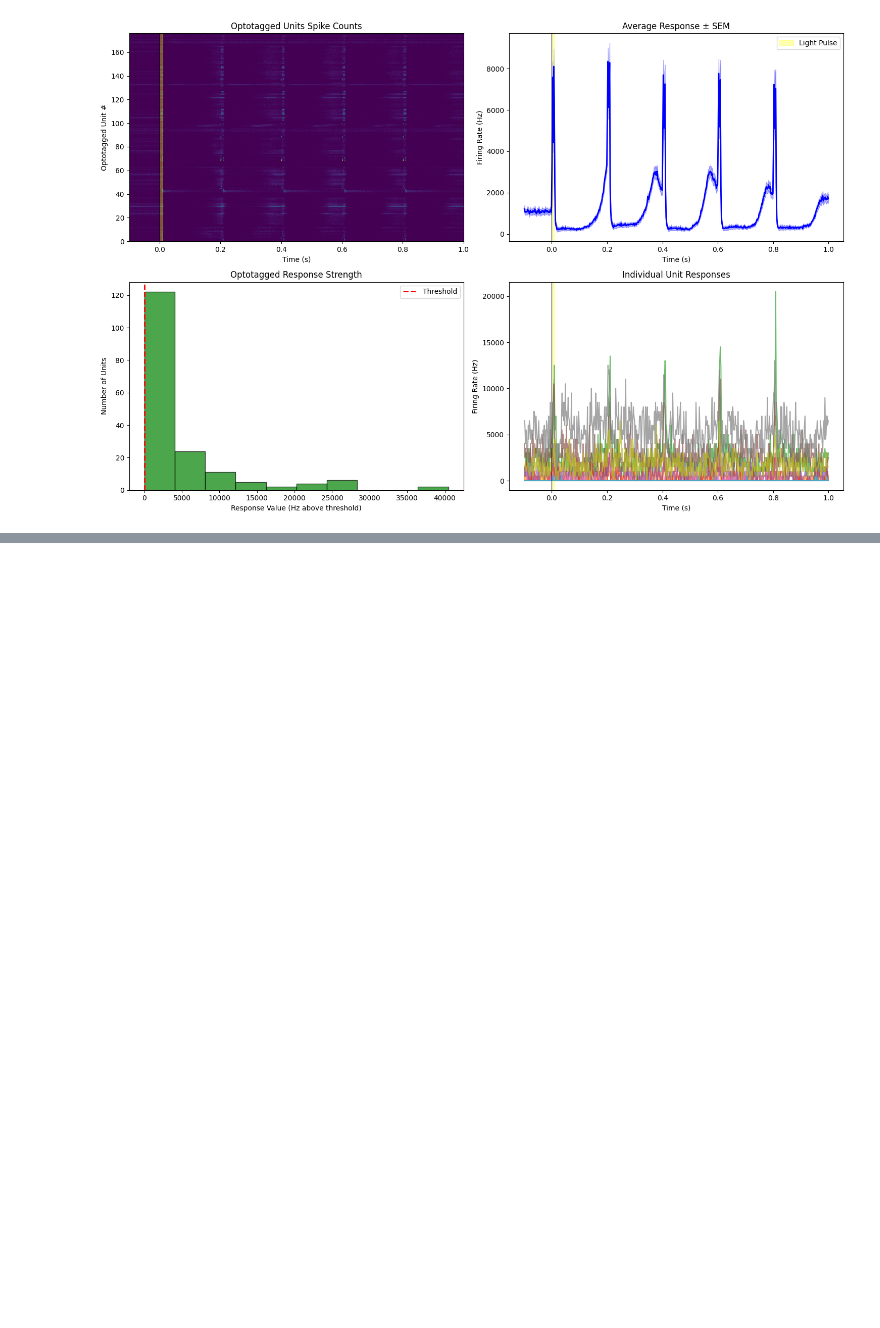
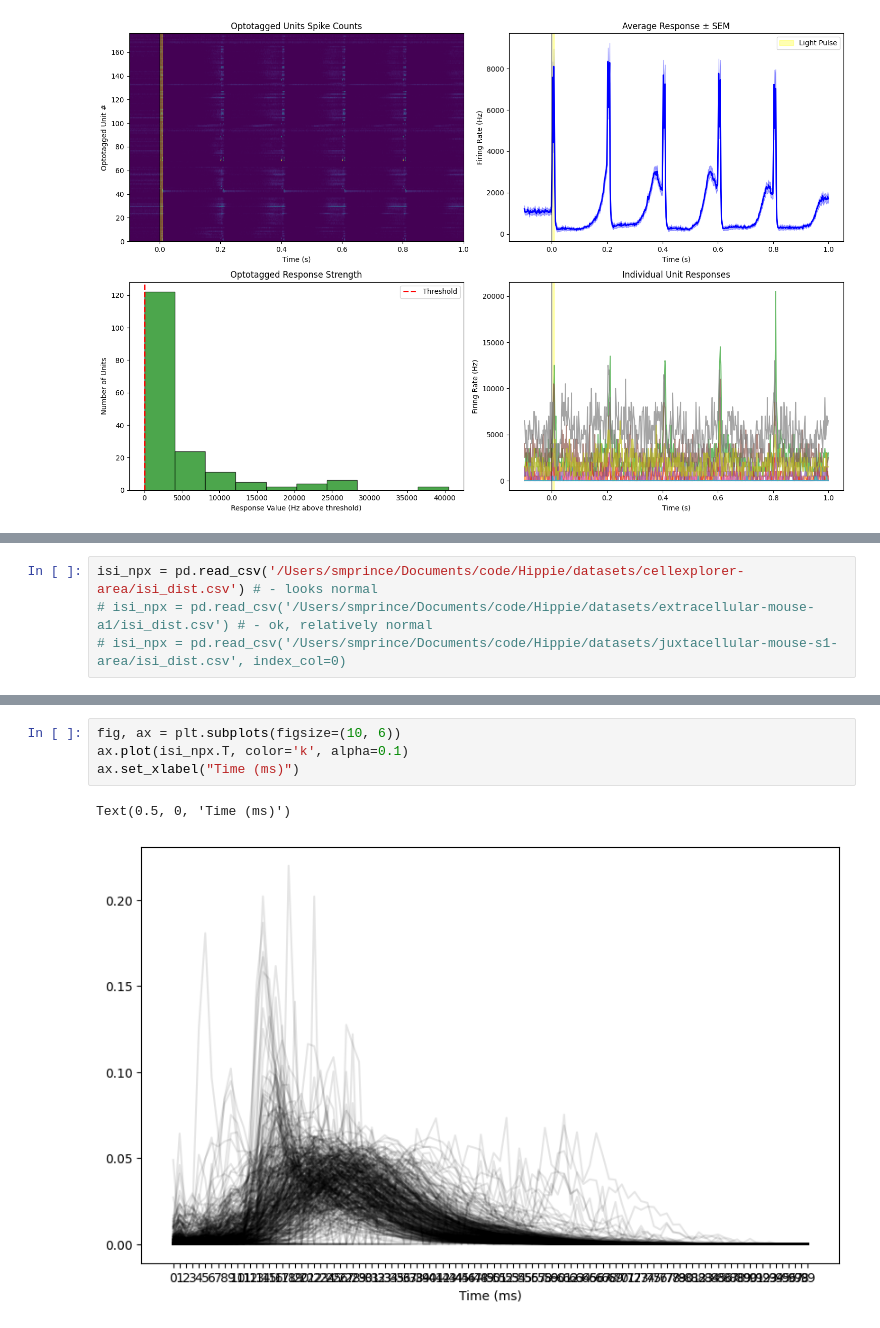
Before and after one commit to aghatpande/HIPPIE, a Jupyter notebook: test_opto_stim.ipynb, the cells around one changed output, grey strips where cells are left out. Drawn from its saved outputs; the diff is of its cells as text; blank space fills up the shorter version.

```diff
--- a/test_opto_stim.ipynb
+++ b/test_opto_stim.ipynb
@@ -603,0 +613,4 @@ Creating plots for 176 optotagged units...
+# %%
+isi_npx = pd.read_csv('/Users/smprince/Documents/code/Hippie/datasets/cellexplorer-area/isi_dist.csv') # - looks normal
+# isi_npx = pd.read_csv('/Users/smprince/Documents/code/Hippie/datasets/extracellular-mouse-a1/isi_dist.csv') # - ok, relatively normal
+# isi_npx = pd.read_csv('/Users/smprince/Documents/code/Hippie/datasets/juxtacellular-mouse-s1-area/isi_dist.csv', index_col=0)
@@ -603,0 +633,7 @@ Creating plots for 176 optotagged units...
+# %%
+fig, ax = plt.subplots(figsize=(10, 6))
+ax.plot(isi_npx.T, color='k', alpha=0.1)
+ax.set_xlabel("Time (ms)")
+# %% [output]
+Text(0.5, 0, 'Time (ms)')
+[figure, added]
```
Also changed, not shown: parts of 5 cells of this notebook.
